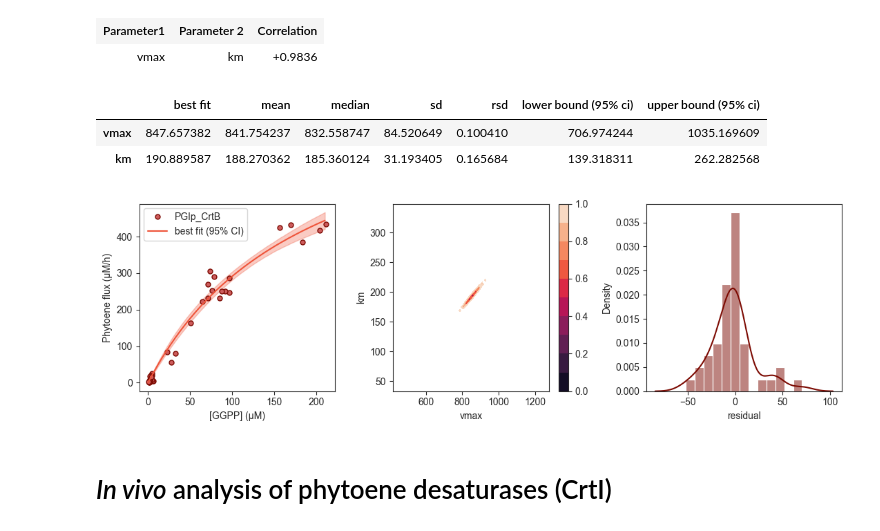
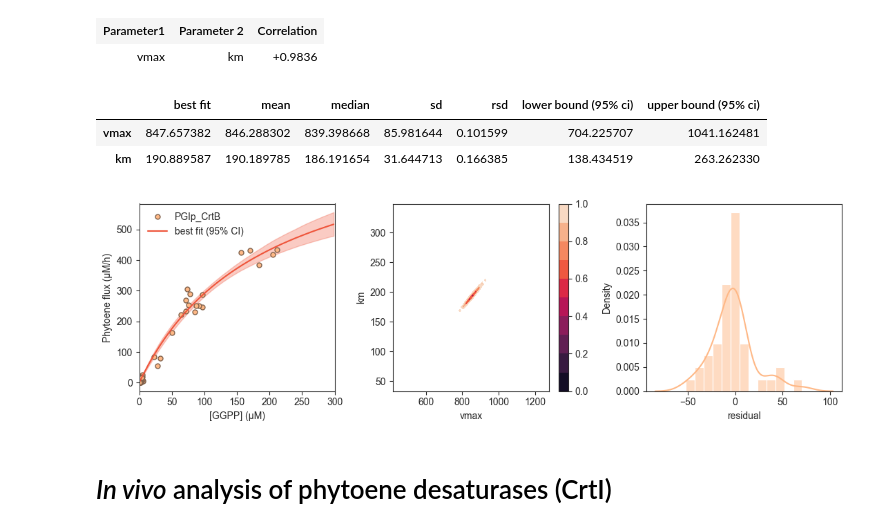
Before and after one commit to MetaSys-LISBP/in_vivo_enzymatic_parameters, a Jupyter notebook: enzinvivo.ipynb, the cells around one changed output. Drawn from its saved outputs; the diff is of its cells as text; code cells hidden in the pictures.

```diff
--- a/enzinvivo.ipynb
+++ b/enzinvivo.ipynb
@@ -77,7 +77,7 @@ def fit_data(x, y):
 
     return out, mini
 
-def monte_carlo(x, y, n_iter=100):
+def monte_carlo(x, y, n_iter=100, xlim=[]):
     """Sensitivity analysis to determine the precision on the
     estimated michaelien parameters.
 
@@ -96,7 +96,7 @@ def monte_carlo(x, y, n_iter=100):
     # generate high-resolution simulated data for
     # many (200) concentrations, used to estimate
     # the dispersion of simulated data and for plot
-    x_sim = np.arange(0, np.max(x), np.max(x)/200)
+    x_sim = np.arange(0, np.max([np.max(x), np.max(xlim)]), np.max([np.max(x), np.max(xlim)])/200)
     y_sim = simulate(x_sim, out.params)
 
     # estimate mean error on the fit
@@ -134,7 +134,7 @@ def monte_carlo(x, y, n_iter=100):
 
     return ci_sim, ci_par
 
-def plot_results(x, y, mini, out, results_mc, save=None, plot=dict(), plot_exp=dict(), plot_sim=dict(), plot_resid=dict(), xlab="", ylab="", leglab=""):
+def plot_results(x, y, mini, out, results_mc, save=None, plot=dict(), plot_exp=dict(), plot_sim=dict(), plot_resid=dict(), xlab="", ylab="", leglab="", xlim=[]):
     """Plot results.
 
     Args:
@@ -154,7 +154,7 @@ def plot_results(x, y, mini, out, results_mc, save=None, plot=dict(), plot_exp=d
     fig, axes = plt.subplots(1, 3, **plot)
 
     # simulate data for the best fit
-    x_sim = np.arange(0, np.max(x), np.max(x)/200)
+    x_sim = np.arange(0, np.max([np.max(x), np.max(xlim)]), np.max([np.max(x), np.max(xlim)])/200)
     y_sim = simulate(x_sim, out.params)
 
     # plot simulated and experimental data
@@ -165,6 +165,8 @@ def plot_results(x, y, mini, out, results_mc, save=None, plot=dict(), plot_exp=d
         axes[0].plot(x, y, 'o', markersize=5, label=leglab, **plot_exp)
     axes[0].plot(x_sim, y_sim, label='best fit (95% CI)', **plot_sim)
     axes[0].tick_params(bottom=True, left=True)
+    if xlim is not None:
+        axes[0].set_xlim(xlim)
     if xlab == "":
         axes[0].set_xlabel('concentration')
     else:
@@ -218,7 +220,7 @@ CrtB_pg1p_phytoene_flux = np.float_([3.764611969, 4.343783041, 4.428820064, 84.0
 results, mini = fit_data(CrtB_pg1p_GGPP, CrtB_pg1p_phytoene_flux)
 
 # calculate confidence intervals on the fit
-ci_sim, ci_par = monte_carlo(CrtB_pg1p_GGPP, CrtB_pg1p_phytoene_flux, n_iter=1000)
+ci_sim, ci_par = monte_carlo(CrtB_pg1p_GGPP, CrtB_pg1p_phytoene_flux, n_iter=1000, xlim=[0,300])
 # %% [markdown]
 Show results.
 # %%
@@ -245,18 +247,18 @@ Correlations (unreported values are < 0.100)
 ci_par
 # %% [output]
 |  | best fit | mean | median | sd | rsd | lower bound (95% ci) | upper bound (95% ci) |
-| vmax | 847.657382 | 841.754237 | 832.558747 | 84.520649 | 0.100410 | 706.974244 | 1035.169609 |
-| km | 190.889587 | 188.270362 | 185.360124 | 31.193405 | 0.165684 | 139.318311 | 262.282568 |
+| vmax | 847.657382 | 846.288302 | 839.398668 | 85.981644 | 0.101599 | 704.225707 | 1041.162481 |
+| km | 190.889587 | 190.189785 | 186.191654 | 31.644713 | 0.166385 | 138.434519 | 263.262330 |
 # %%
 plot_results(CrtB_pg1p_GGPP, CrtB_pg1p_phytoene_flux, mini, results, ci_sim,
              save=["./figures/CrtB_pg1p.svg", "./figures/CrtB_pg1p.png", "./figures/CrtB_pg1p.pdf"],
              plot=dict(figsize=(11, 3.5)),
-             plot_exp=dict(markerfacecolor="#CD5C5C", markeredgewidth=1, markeredgecolor="#7C0A02"),
+             plot_exp=dict(markerfacecolor="#FEB886", markeredgewidth=1, markeredgecolor="#81624C"),
              plot_sim=dict(color="#EF553B"),
-             plot_resid=dict(kde=True, stat="density", color="#7C0A02", kde_kws=dict(cut=3)),
+             plot_resid=dict(kde=True, stat="density", color="#FEB886", kde_kws=dict(cut=3)), xlim=[0,300],
              xlab="[GGPP] (µM)", ylab="Phytoene flux (µM/h)", leglab="PGIp_CrtB")
 # %% [output]
-[figure, old version]
+[figure, new version]
 # %% [markdown]
 # *In vivo* analysis of phytoene desaturases (CrtI)
 # %% [markdown]
```
Also changed, not shown: parts of 4 cells of this notebook, 3 other files.
